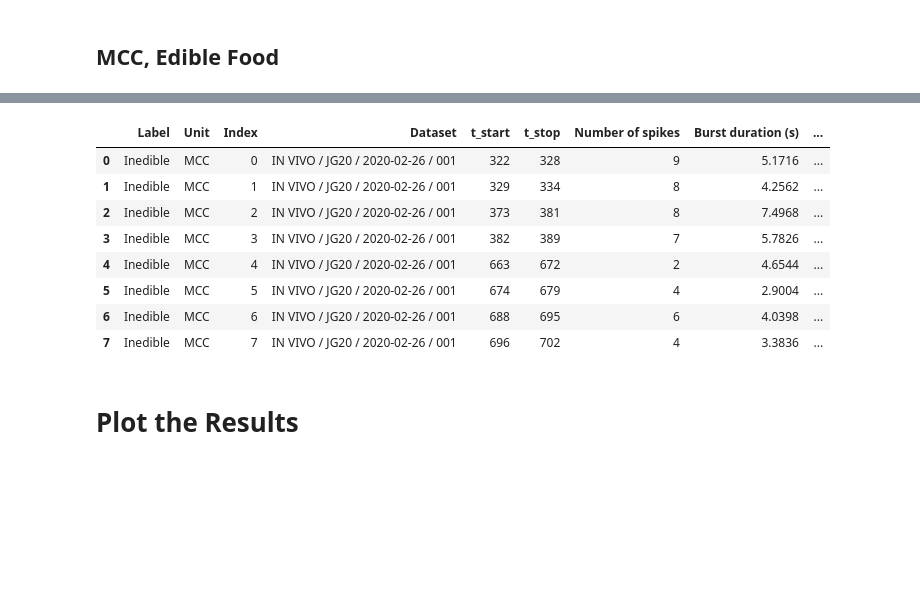
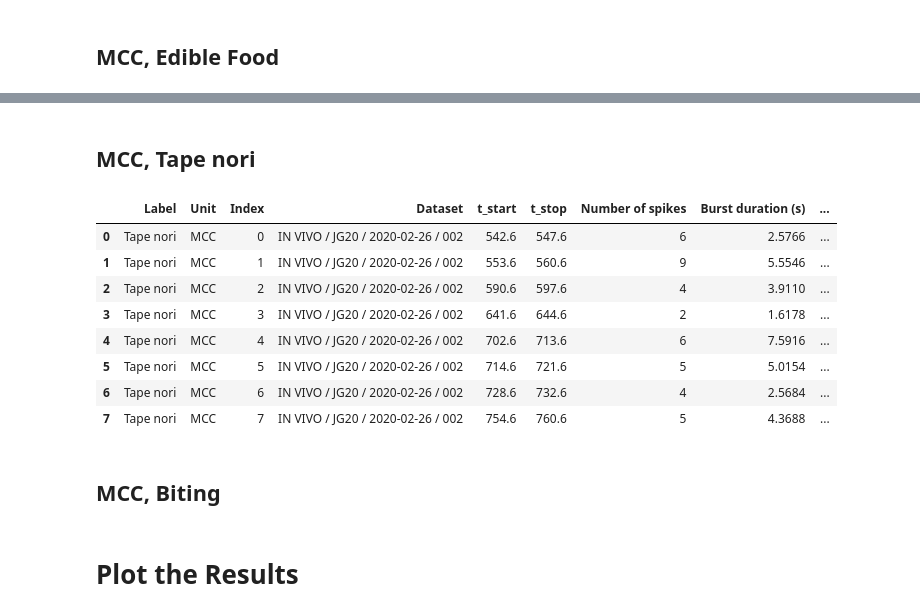
Before and after one commit to jpgill86/JG20-analysis, a Jupyter notebook: JG20_Analysis.ipynb, the cells around one changed output, grey strips where cells are left out. Drawn from its saved outputs; the diff is of its cells as text; code cells hidden in the pictures; blank space fills up the shorter version.

```diff
--- a/JG20_Analysis.ipynb
+++ b/JG20_Analysis.ipynb
@@ -95,6 +103,8 @@ def quantify_spiketrain(label, unit, time_windows):
     return df
 # %% [markdown]
 # Import and Process the Data
+# %%
+df_dict = {}
 # %% [markdown]
 ## EN, Edible Food
 # %%
@@ -112,6 +122,7 @@ time_windows = [
                 # Feb 26, Chart 001, swallowing regular nori
                 ('IN VIVO / JG20 / 2020-02-26 / 001', [1081.46, 1085.46]),
                 # ('IN VIVO / JG20 / 2020-02-26 / 001', [1087.46, 1090.46]), # frequency outlier (spike double counted?)
+                ('IN VIVO / JG20 / 2020-02-26 / 001', [1091.5, 1092.5]),
                 ('IN VIVO / JG20 / 2020-02-26 / 001', [1098.46, 1100.46]),
                 ('IN VIVO / JG20 / 2020-02-26 / 001', [1102.46, 1105.46]),
                 ('IN VIVO / JG20 / 2020-02-26 / 001', [1109.46, 1111.46]),
@@ -120,9 +131,9 @@ time_windows = [
                 ('IN VIVO / JG20 / 2020-02-26 / 001', [1127.46, 1131.46]),
                 ('IN VIVO / JG20 / 2020-02-26 / 001', [1133.46, 1137.46]),
                 ('IN VIVO / JG20 / 2020-02-26 / 001', [1139.46, 1142.46]),
-                ('IN VIVO / JG20 / 2020-02-26 / 001', [1169.46, 1174.46]),
-                ('IN VIVO / JG20 / 2020-02-26 / 001', [1187.46, 1189.46]),
-                ('IN VIVO / JG20 / 2020-02-26 / 001', [1198.46, 1201.46]),
+                # ('IN VIVO / JG20 / 2020-02-26 / 001', [1169.46, 1174.46]), # bite
+                # ('IN VIVO / JG20 / 2020-02-26 / 001', [1187.46, 1189.46]), # bite
+                # ('IN VIVO / JG20 / 2020-02-26 / 001', [1198.46, 1201.46]), # bite
                 ('IN VIVO / JG20 / 2020-02-26 / 001', [1274.46, 1278.46]),
                 ('IN VIVO / JG20 / 2020-02-26 / 001', [1282.46, 1284.46]),
                 ('IN VIVO / JG20 / 2020-02-26 / 001', [1286.46, 1289.46]),
@@ -137,8 +148,8 @@ time_windows = [
                 ('IN VIVO / JG20 / 2020-02-26 / 001', [1654.97, 1657.97]),
                 ]
 
-df_en_edible = quantify_spiketrain(label, unit, time_windows)
-df_en_edible
+df_dict[(label, unit)] = quantify_spiketrain(label, unit, time_windows)
+df_dict[(label, unit)]
 # %% [output]
 |  | Label | Unit | Index | Dataset | t_start | t_stop | Number of spikes | Burst duration (s) | ... |
 | 0 | Edible | EN small | 0 | IN VIVO / JG20 / 2020-02-24 / 001 | 1766.00 | 1770.00 | 9 | 2.6446 | ... |
@@ -162,5 +173,5 @@ df_en_edible
 # %%
-label = 'Inedible'
+label = 'Netted'
 unit = 'EN small'
 
 # specify the datasets and times when to quantify the unit activity
@@ -193,7 +204,7 @@ time_windows = [
                 ('IN VIVO / JG20 / 2020-02-26 / 001', [856.3, 857.3]),
                 ]
 
-df_en_inedible = quantify_spiketrain(label, unit, time_windows)
-df_en_inedible
+df_dict[(label, unit)] = quantify_spiketrain(label, unit, time_windows)
+df_dict[(label, unit)]
 # %% [output]
 |  | Label | Unit | Index | Dataset | t_start | t_stop | Number of spikes | Burst duration (s) | ... |
@@ -249,29 +369,33 @@ df_mcc_edible
+# %% [markdown]
+## MCC, Tape nori
 # %%
-label = 'Inedible'
+label = 'Tape nori'
 unit = 'MCC'
 
 # specify the datasets and times when to quantify the unit activity
 time_windows = [
-                # Feb 26, Chart 001, biting/swallowing netted nori
-                ('IN VIVO / JG20 / 2020-02-26 / 001', [322, 328]),
-                ('IN VIVO / JG20 / 2020-02-26 / 001', [329, 334]),
-                ('IN VIVO / JG20 / 2020-02-26 / 001', [373, 381]),
-                ('IN VIVO / JG20 / 2020-02-26 / 001', [382, 389]),
-                ('IN VIVO / JG20 / 2020-02-26 / 001', [663, 672]),
-                ('IN VIVO / JG20 / 2020-02-26 / 001', [674, 679]),
-                ('IN VIVO / JG20 / 2020-02-26 / 001', [688, 695]),
-                ('IN VIVO / JG20 / 2020-02-26 / 001', [696, 702]),
+                # Feb 26, Chart 002, biting/swallowing tape nori
+                ('IN VIVO / JG20 / 2020-02-26 / 002', [542.6, 547.6]),
+                ('IN VIVO / JG20 / 2020-02-26 / 002', [553.6, 560.6]),
+                ('IN VIVO / JG20 / 2020-02-26 / 002', [590.6, 597.6]),
+                ('IN VIVO / JG20 / 2020-02-26 / 002', [641.6, 644.6]),
+                ('IN VIVO / JG20 / 2020-02-26 / 002', [702.6, 713.6]),
+                ('IN VIVO / JG20 / 2020-02-26 / 002', [714.6, 721.6]),
+                ('IN VIVO / JG20 / 2020-02-26 / 002', [728.6, 732.6]),
+                ('IN VIVO / JG20 / 2020-02-26 / 002', [754.6, 760.6]),
                 ]
 
-df_mcc_inedible = quantify_spiketrain(label, unit, time_windows)
-df_mcc_inedible
+df_dict[(label, unit)] = quantify_spiketrain(label, unit, time_windows)
+df_dict[(label, unit)]
 # %% [output]
 |  | Label | Unit | Index | Dataset | t_start | t_stop | Number of spikes | Burst duration (s) | ... |
-| 0 | Inedible | MCC | 0 | IN VIVO / JG20 / 2020-02-26 / 001 | 322 | 328 | 9 | 5.1716 | ... |
-| 1 | Inedible | MCC | 1 | IN VIVO / JG20 / 2020-02-26 / 001 | 329 | 334 | 8 | 4.2562 | ... |
-| 2 | Inedible | MCC | 2 | IN VIVO / JG20 / 2020-02-26 / 001 | 373 | 381 | 8 | 7.4968 | ... |
-| 3 | Inedible | MCC | 3 | IN VIVO / JG20 / 2020-02-26 / 001 | 382 | 389 | 7 | 5.7826 | ... |
-| 4 | Inedible | MCC | 4 | IN VIVO / JG20 / 2020-02-26 / 001 | 663 | 672 | 2 | 4.6544 | ... |
-| 5 | Inedible | MCC | 5 | IN VIVO / JG20 / 2020-02-26 / 001 | 674 | 679 | 4 | 2.9004 | ... |
-| 6 | Inedible | MCC | 6 | IN VIVO / JG20 / 2020-02-26 / 001 | 688 | 695 | 6 | 4.0398 | ... |
-| 7 | Inedible | MCC | 7 | IN VIVO / JG20 / 2020-02-26 / 001 | 696 | 702 | 4 | 3.3836 | ... |
+| 0 | Tape nori | MCC | 0 | IN VIVO / JG20 / 2020-02-26 / 002 | 542.6 | 547.6 | 6 | 2.5766 | ... |
+| 1 | Tape nori | MCC | 1 | IN VIVO / JG20 / 2020-02-26 / 002 | 553.6 | 560.6 | 9 | 5.5546 | ... |
+| 2 | Tape nori | MCC | 2 | IN VIVO / JG20 / 2020-02-26 / 002 | 590.6 | 597.6 | 4 | 3.9110 | ... |
+| 3 | Tape nori | MCC | 3 | IN VIVO / JG20 / 2020-02-26 / 002 | 641.6 | 644.6 | 2 | 1.6178 | ... |
+| 4 | Tape nori | MCC | 4 | IN VIVO / JG20 / 2020-02-26 / 002 | 702.6 | 713.6 | 6 | 7.5916 | ... |
+| 5 | Tape nori | MCC | 5 | IN VIVO / JG20 / 2020-02-26 / 002 | 714.6 | 721.6 | 5 | 5.0154 | ... |
+| 6 | Tape nori | MCC | 6 | IN VIVO / JG20 / 2020-02-26 / 002 | 728.6 | 732.6 | 4 | 2.5684 | ... |
+| 7 | Tape nori | MCC | 7 | IN VIVO / JG20 / 2020-02-26 / 002 | 754.6 | 760.6 | 5 | 4.3688 | ... |
+# %% [markdown]
+## MCC, Biting
```
Also changed, not shown: parts of 18 cells of this notebook.
